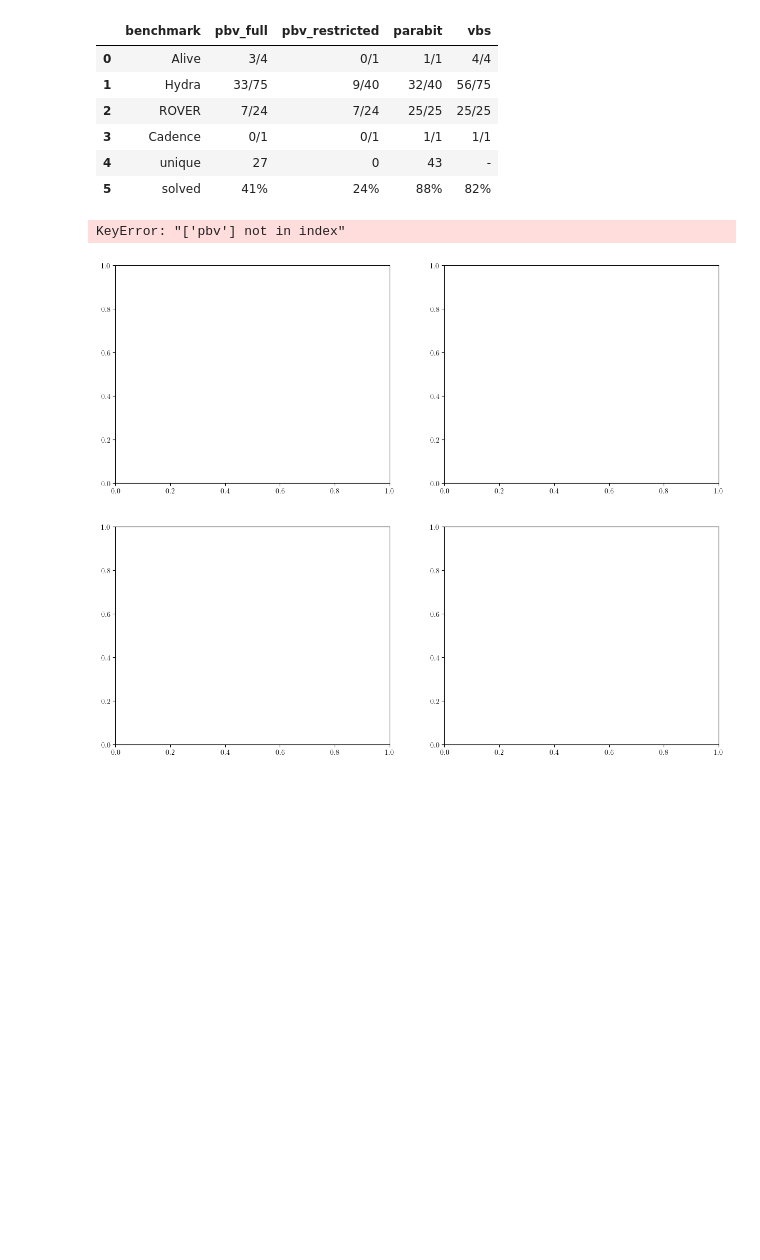
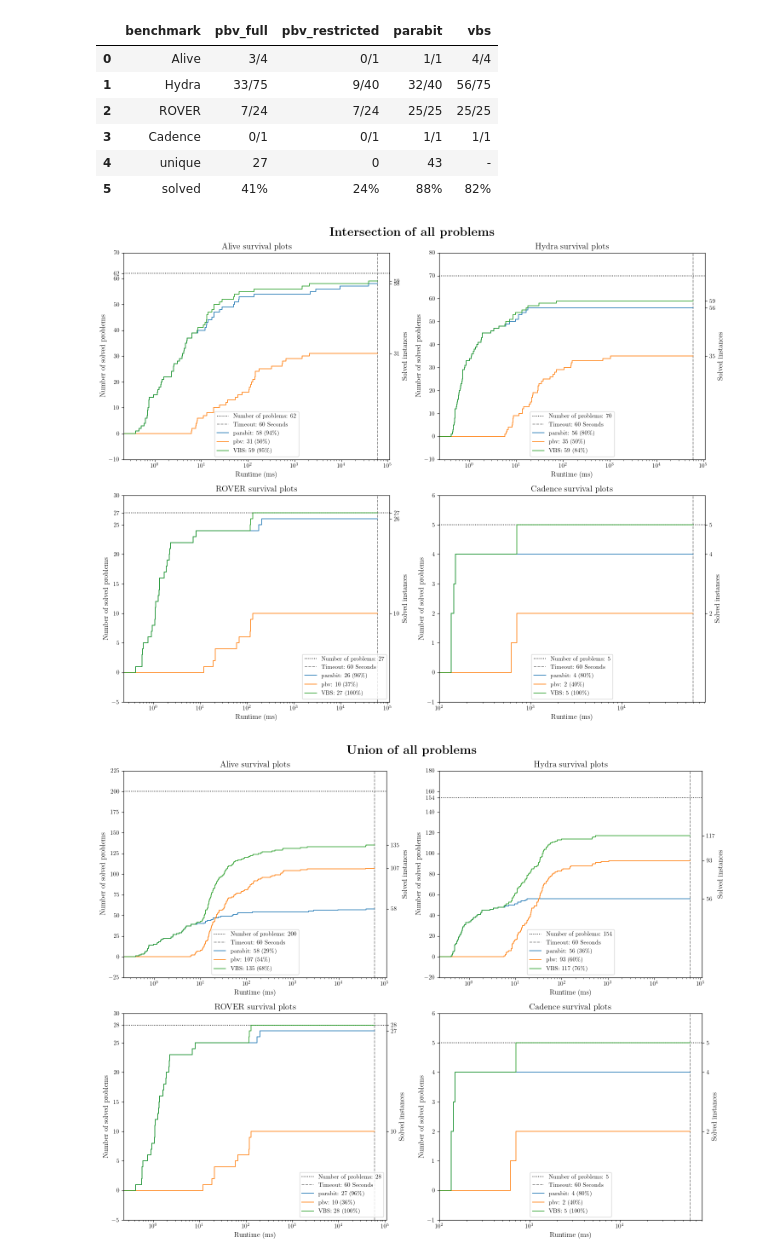
Before and after one commit to luigirinaldi/CAV, a Jupyter notebook: scripts/plots/eval_graphs.ipynb, the cells around one changed output. Drawn from its saved outputs; the diff is of its cells as text; code cells hidden in the pictures; blank space fills up the shorter version.

Commit message:
fix plotting and save to file

```diff
--- a/scripts/plots/eval_graphs.ipynb
+++ b/scripts/plots/eval_graphs.ipynb
@@ -69,7 +73,7 @@ for i, bench in enumerate(benches):
 
     filtered["time"] *= 1000  # convert second to ms
     data = data.merge(filtered, left_on="name", right_on="file", how="left")
-    data = data.rename(columns={"time": "pbv_time", "result": "pbv_result"}).drop(
+    data = data.rename(columns={"time": "pbv", "result": "pbv_result"}).drop(
         columns="file"
     )
     data["pbv_result"] = data["pbv_result"].map(
@@ -269,44 +269,50 @@ for ax_i, i in enumerate([2, 1, 0, 3]):
     bench = list(datas.keys())[i]
     data = datas[bench]
     data_tmp = data.copy()
-    data_tmp = data_tmp[["name", "pbv", "parabit"]]
 
-    filter_frame = data_tmp["name"].isin(parabit[bench]["file"]) & data_tmp[
-        "name"
-    ].isin(pbv[bench]["file"])
-    data_tmp = data_tmp[filter_frame].drop(columns="name")
+    filter_frame = ~data_tmp['parabit_result'].isna() & ~data_tmp['pbv_result'].isna()
+    data_tmp = data_tmp[filter_frame]
+
+    data_tmp['parabit'] = data_tmp[data_tmp['parabit_result']]['parabit']
+    data_tmp['pbv'] = data_tmp[data_tmp['pbv_result']]['pbv']
+
+    data_tmp = data_tmp[['parabit', 'pbv']]
+
     data_tmp["VBS"] = data_tmp.apply(combine_results, axis=1)
 
     ax = axs[ax_i // 2][ax_i % 2]
     plot_cactus(ax, data_tmp, TIMEOUT)
     ax.legend(loc="best")
     ax.set_title(f"{bench} survival plots")
 fig.suptitle("\\textbf{Intersection of all problems}", fontsize="xx-large")
 plt.tight_layout()
-# plt.savefig(f"{FIGURES_PATH}all_problem.pdf")
+plt.savefig(FIGURES_PATH / "Figure7.pdf")
 plt.show()
 
 fig, axs = plt.subplots(2, 2, figsize=(15, 12))
 for ax_i, i in enumerate([2, 1, 0, 3]):
     bench = list(datas.keys())[i]
     data = datas[bench]
     data_tmp = data.copy()
-    data_tmp = data_tmp[["name", "pbv", "parabit"]]
 
-    filter_frame = data_tmp["name"].isin(parabit[bench]["file"]) | data_tmp[
-        "name"
-    ].isin(pbv[bench]["file"])
-    data_tmp = data_tmp[filter_frame].drop(columns="name")
+    filter_frame = ~data_tmp['parabit_result'].isna() | ~data_tmp['pbv_result'].isna()
+    data_tmp = data_tmp[filter_frame]
+
+    data_tmp['parabit'] = data_tmp[~data_tmp['parabit_result'].isna() & data_tmp['parabit_result']]['parabit']
+    data_tmp['pbv'] = data_tmp[~data_tmp['pbv_result'].isna() & data_tmp['pbv_result']]['pbv']
+
+    data_tmp = data_tmp[['parabit', 'pbv']]
+
     data_tmp["VBS"] = data_tmp.apply(combine_results, axis=1)
 
     ax = axs[ax_i // 2][ax_i % 2]
     plot_cactus(ax, data_tmp, TIMEOUT)
     ax.legend(loc="best")
     ax.set_title(f"{bench} survival plots")
 fig.suptitle("\\textbf{Union of all problems}", fontsize="xx-large")
 plt.tight_layout()
-# plt.savefig(f"{FIGURES_PATH}all_problem.pdf")
+plt.savefig(FIGURES_PATH / "Figure7_allproblems.pdf")
 plt.show()
 # %% [output]
-KeyError: "['pbv'] not in index"
-[figure, old version]
+[figure, new version]
+[figure, added]
```
Also changed, not shown: parts of 4 cells of this notebook.
